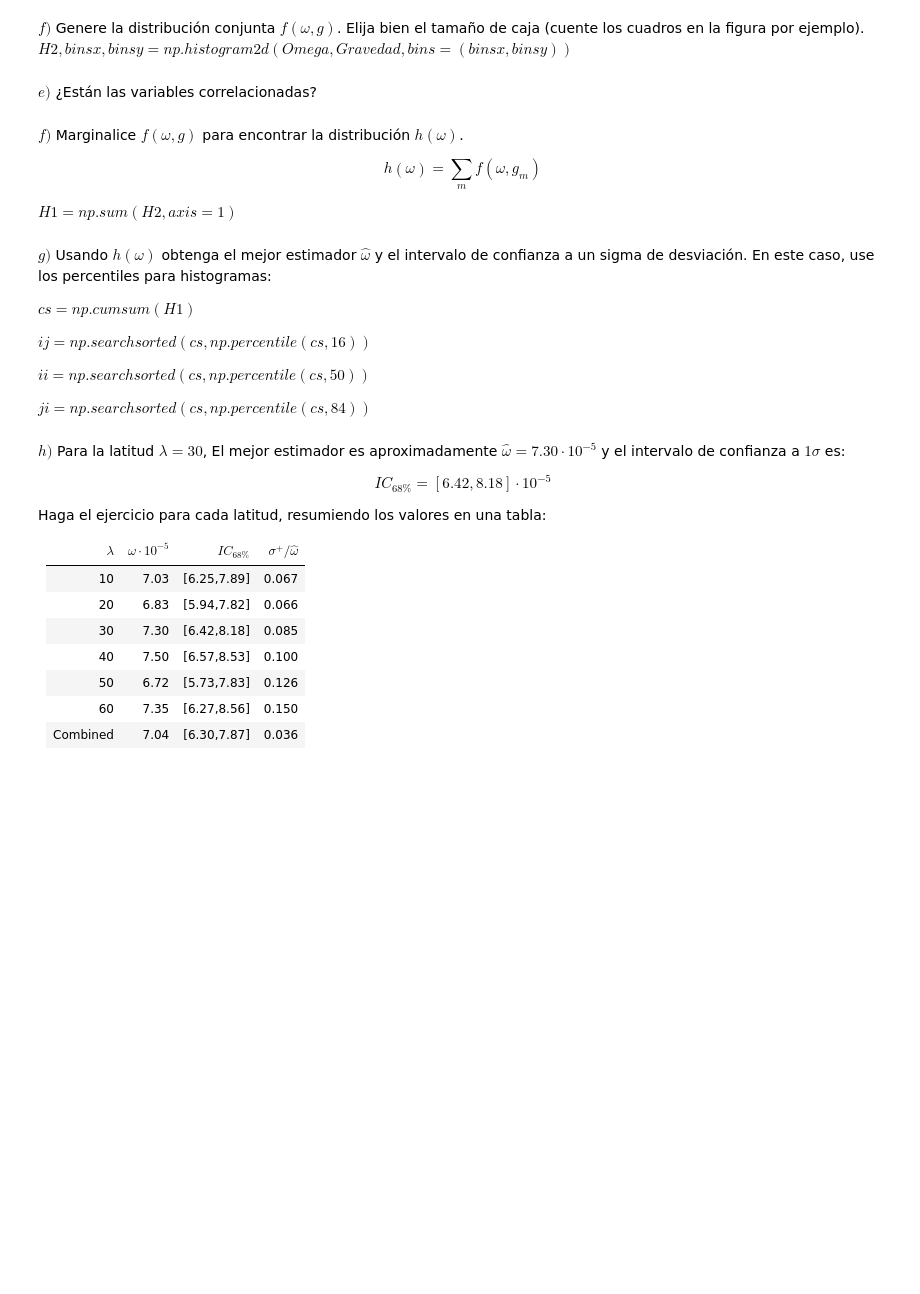
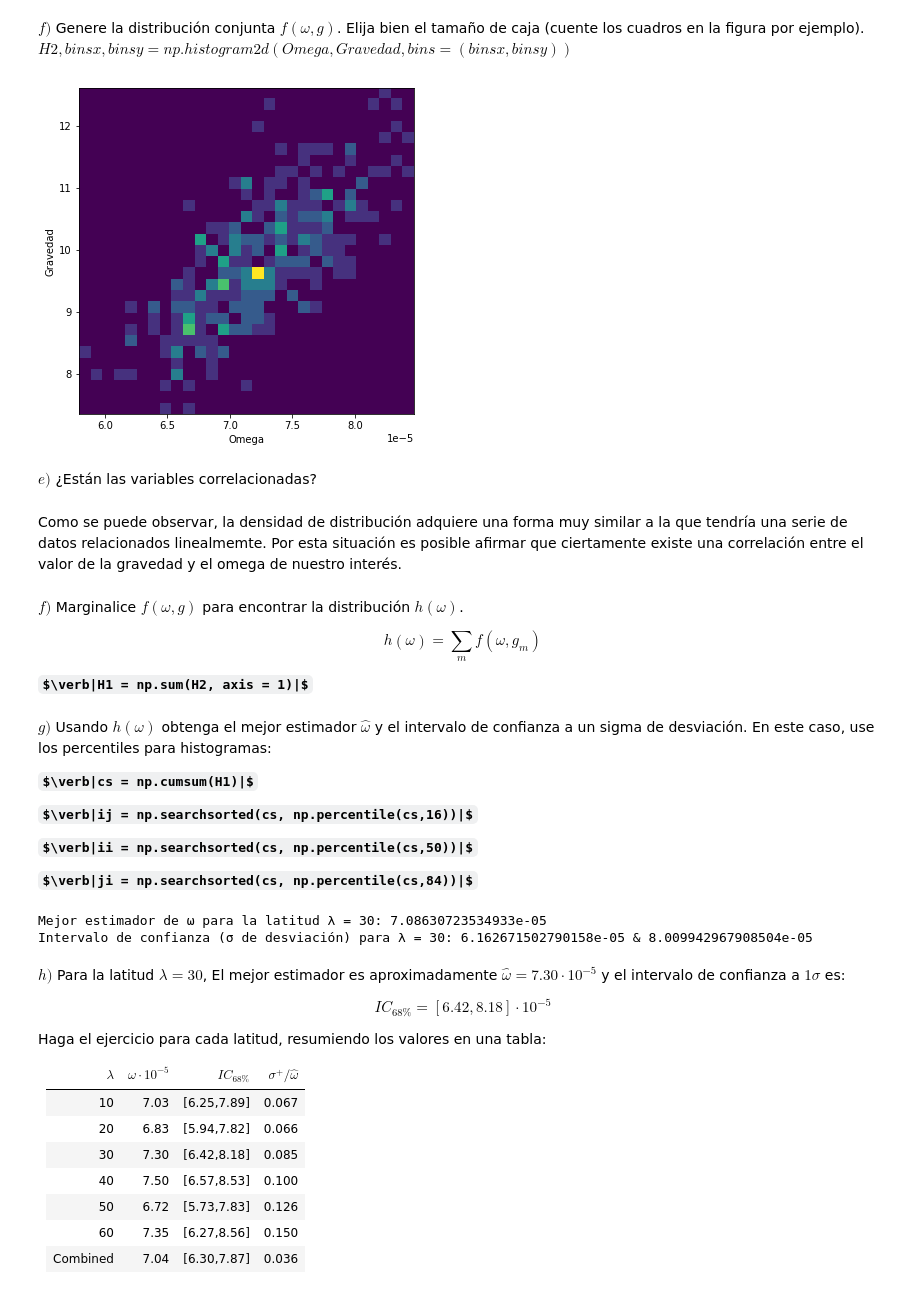
Before and after one commit to ThomasAnkhe/Metodos1_ClaudiaCuellar-ThomasAndrade, a Jupyter notebook: Cuarto Parcial/Cuarto Parcial.ipynb, the cells around one changed output. Drawn from its saved outputs; the diff is of its cells as text; code cells hidden in the pictures; some formulas as TeX source; blank space fills up the shorter version.

```diff
--- a/Cuarto Parcial/Cuarto Parcial.ipynb
+++ b/Cuarto Parcial/Cuarto Parcial.ipynb
@@ -44,26 +125,82 @@ correspondientes a $\lambda = 30$.
 **$y + np.random.normal( loc=0, scale=sigmay[0], size=len(y))$**.
 # %% [markdown]
 **$e)$** Realice la optimización y guarde el valor de la estimación de la rapidez angular $\hat{\omega}$ en otro array, Omega.
+# %%
+N = 300
+
+def Omega_Stimation(y, h, sigmay, lambda_):
+  Gravedad = np.zeros(N)
+  Omega = np.zeros(N)
+
+  for i in range(N):
+      g = 9.81 + np.random.normal(loc  = 0, scale = 1)
+      Gravedad[i] = g
+
+      y_nuevo = np.abs(y + np.random.normal( loc = 0, scale = sigmay[0], size = len(y)))
+
+      result = minimize(nll, x0 = [0], args = (y_nuevo, h, sigmay, Gravedad[i], lambda_), options={'disp':False})
+
+      Omega[i] = result.x
+  return Gravedad, Omega
 # %% [markdown]
 **$f)$** Genere la distribución conjunta $f(\omega, g)$. Elija bien el tamaño de caja (cuente los cuadros en la figura por ejemplo). **$H2,binsx,binsy = np.histogram2d(Omega,Gravedad,bins=(binsx,binsy))$**
+# %%
+def Histogram_Data(Gravedad, Omega):
+  gridy = np.linspace(min(Gravedad),max(Gravedad),30)
+  gridx = np.linspace(min(Omega),max(Omega),30)
+  H2, binsx, binsy = np.histogram2d(Omega, Gravedad, bins=(gridx,gridy))
+  return H2, binsx, binsy
+# %%
+Gravedad_30, Omega_30 = Omega_Stimation(y, h, sigmay, 30)
+H2_30, binsx_30, binsy_30 = Histogram_Data(Gravedad_30, Omega_30)
+
+plt.figure(figsize = (6,6))
+plt.imshow(H2_30.T, origin='lower', extent=[binsx_30[0], binsx_30[-1], binsy_30[0], binsy_30[-1]], aspect='auto')
+plt.xlabel('Omega')
+plt.ylabel('Gravedad')
+plt.show()
+# %% [output]
+[figure, added]
 # %% [markdown]
 **$e)$** ¿Están las variables correlacionadas?
+# %% [markdown]
+Como se puede observar, la densidad de distribución adquiere una forma muy similar a la que tendría una serie de datos relacionados linealmemte. Por esta situación es posible afirmar que ciertamente existe una correlación entre el valor de la gravedad y el omega de nuestro interés.
 # %% [markdown]
 **$f)$** Marginalice $f(\omega, g)$ para encontrar la distribución $h(\omega)$.
 
 $$ h(\omega) = \sum_{m} f(\omega, g_m) $$
 
-**$H1 = np.sum(H2,axis=1)$**
+**$\verb|H1 = np.sum(H2, axis = 1)|$**
 # %% [markdown]
 **$g)$** Usando $h(\omega)$ obtenga el mejor estimador $\hat{\omega}$ y el intervalo de confianza a un sigma de desviación. En este caso, use los percentiles para histogramas:
 
-**$ cs = np.cumsum(H1) $**
+**$\verb|cs = np.cumsum(H1)|$**
 
-**$ ij = np.searchsorted( cs, np.percentile(cs,16) ) $**
+**$\verb|ij = np.searchsorted(cs, np.percentile(cs,16))|$**
 
-**$ ii = np.searchsorted( cs, np.percentile(cs,50) ) $**
+**$\verb|ii = np.searchsorted(cs, np.percentile(cs,50))|$**
 
-**$ ji = np.searchsorted( cs, np.percentile(cs,84) ) $**
+**$\verb|ji = np.searchsorted(cs, np.percentile(cs,84))|$**
+# %%
+def Looking_For_Intervals(H2, binsx):
+  H1 = np.sum(H2,axis=1)
+  cs = np.cumsum(H1)
+  ij = np.searchsorted(cs, np.percentile(cs, 16))
+  ii = np.searchsorted(cs, np.percentile(cs, 50))
+  ji = np.searchsorted(cs, np.percentile(cs, 84))
+
+  best_estimator = binsx[ii]
+  lower_limit = binsx[ij]
+  upper_limit = binsx[ji]
+  return best_estimator, lower_limit, upper_limit
+
+best_estimator_30, lower_limit_30, upper_limit_30 = Looking_For_Intervals(H2_30, binsx_30)
+
+print("Mejor estimador de ω para la latitud λ = 30:", best_estimator_30)
+print("Intervalo de confianza (σ de desviación) para λ = 30:", lower_limit_30, "&", upper_limit_30)
+# %% [output]
+Mejor estimador de ω para la latitud λ = 30: 7.08630723534933e-05
+Intervalo de confianza (σ de desviación) para λ = 30: 6.162671502790158e-05 & 8.009942967908504e-05
 # %% [markdown]
 **$h)$** Para la latitud $\lambda = 30$, El mejor estimador es aproximadamente $\hat{\omega} = 7.30 \cdot 10^{−5}$ y
 el intervalo de confianza a $1\sigma$ es:
```
Also changed, not shown: parts of 10 cells of this notebook.
